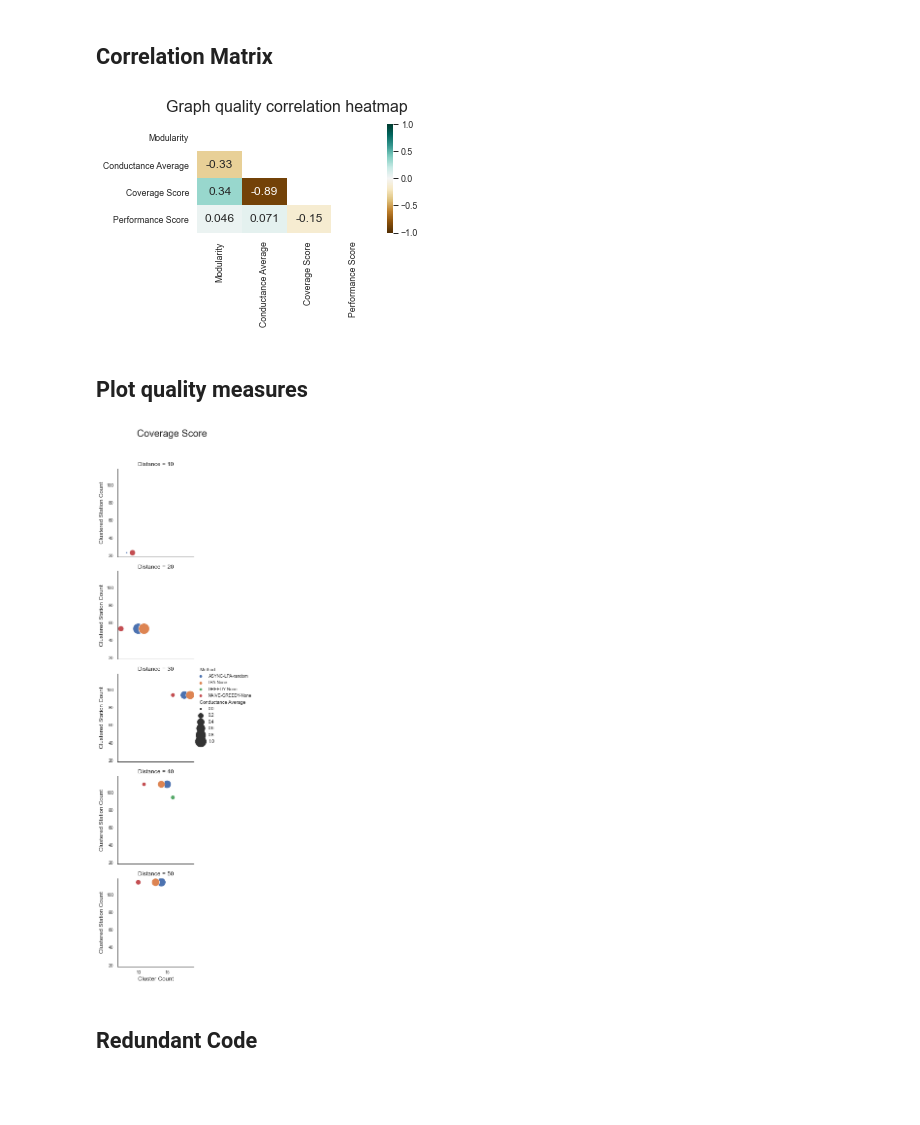
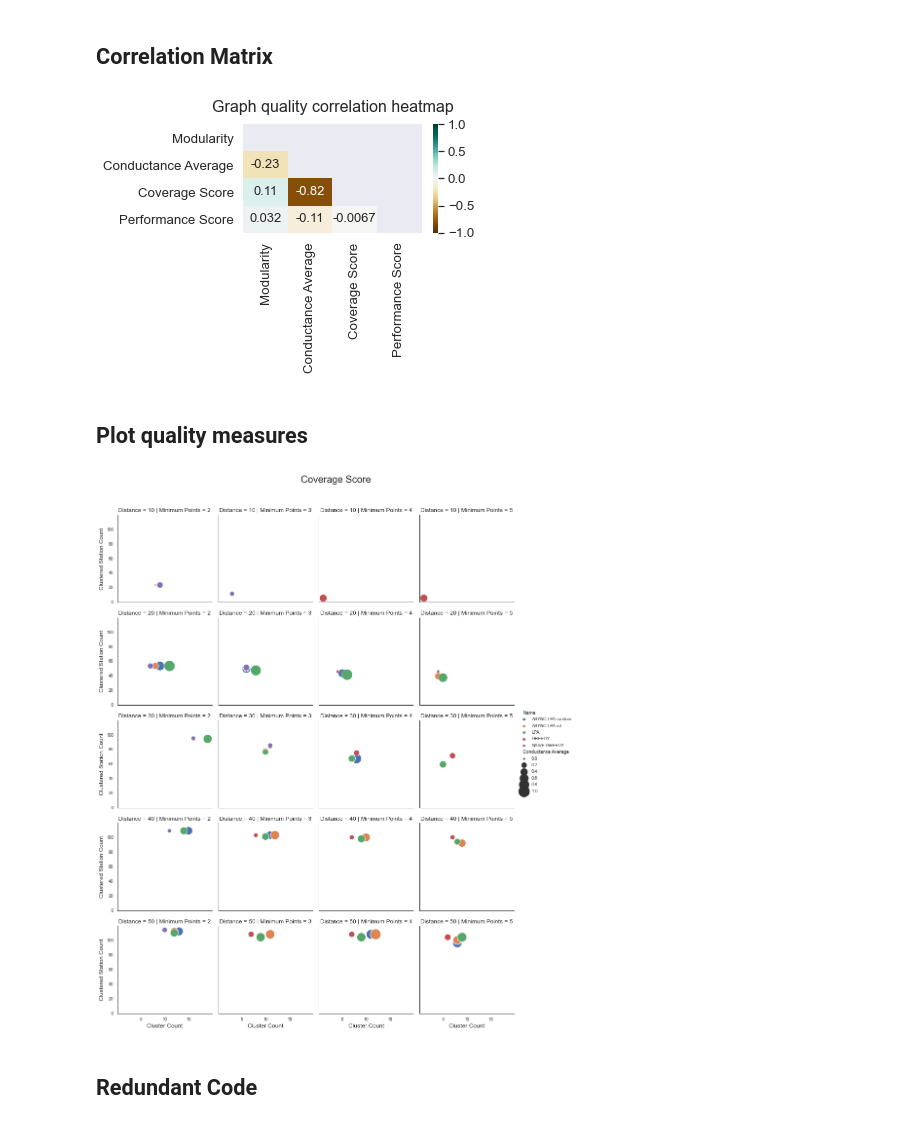
Before and after one commit to waidyanatha/quasar, a Jupyter notebook: results/1a_experiment_results_analysis.ipynb, the cells around one changed output. Cells and saved outputs as stored; diff of their text form; code cells hidden in the pictures; blank space fills up the shorter version.

```diff
--- a/results/1a_experiment_results_analysis.ipynb
+++ b/results/1a_experiment_results_analysis.ipynb
@@ -79,8 +80,10 @@ import matplotlib.pyplot as plt
 corr_plt_df = norm_df[lst_norm_cols]
 plt.figure(figsize=(4,2))
 mask = np.triu(np.ones_like(corr_plt_df.corr(), dtype=np.bool))
-heatmap = sns.heatmap(corr_plt_df.corr(), mask=mask,vmin=-1, vmax=1,annot=True,cmap='BrBG')
+
+sns.set(font_scale=1.2)
+heatmap = sns.heatmap(corr_plt_df.corr(), mask=mask,vmin=-1, vmax=1,annot=True,annot_kws={"size": 13},cmap='BrBG')
 heatmap.set_title('Cloud cluster quality correlation heatmap',fontdict={'fontsize':14}, pad=12)
-plt.savefig('./clound_cluster_quality_correlation_heatmap.png', bbox_inches='tight')
+plt.savefig('../images/outputs/cloud_cluster_quality_correlation_heatmap.png', bbox_inches='tight')
 plt.show()
 # %% [output]
@@ -98,18 +101,21 @@ import matplotlib.pyplot as plt
 plt.rcParams['figure.figsize']=(5,5)
 #fig, g = plt.subplots(2, 2, figsize=(15,2*5), dpi=100, sharex=True, sharey=True)
 sns.set_style("white")
-sns.set_context("paper", rc={"font.size":12, "axes.labelsize":12}, font_scale=1.0)
+sns.set_context("paper",
+                rc={"font.size":12, "axes.labelsize":12},
+                font_scale=1.0)
 g=sns.relplot(
     data=norm_df,
     row='Distance', col='Minimum Points',
     x="Cluster Count", y="Clustered Station Count",
-    hue="Method", size="Davies Bouldin score",
+    hue="Name", size="Davies Bouldin score",
     palette='deep', sizes=(10, 500),
     height=3.0
+    #facet_kws={'sharey': True, 'sharex': True} --- doesn't work
 )
 
 plt.suptitle('Davies Bouldin score',y=1.01, size=20)
 #g.fig.legend(markerscale=1.2)
-plt.savefig('./clound_cluster_Relational_Plot.png', bbox_inches='tight')
+plt.savefig('../images/outputs/cloud_cluster_relational_plot.png', bbox_inches='tight')
 plt.show()
 # %% [output]
@@ -119,10 +125,10 @@ plt.show()
 # %%
 import pandas as pd # data processing, CSV file I/O (e.g. pd.read_csv)
 
-graph_clust_df=pd.read_csv("./Experiment_Data_Graph_Cluster.csv")
+graph_clust_df=pd.read_csv("../results/Experiment_Data_Graph_Cluster.csv")
 #graph_clust_df.head()
 lst_drop_cols = ['Trial', 'Station Type', 'Station Quantity', 'Algorithm',
-               'Epsilon', 'Minimum Points', 'Metric', 'Fit_Predict']
+               'Epsilon', 'Metric', 'Fit_Predict']
 graph_clust_df = graph_clust_df.drop(lst_drop_cols,axis=1)
 graph_clust_df = graph_clust_df[~graph_clust_df["Modularity"].isin(['None'])]
 graph_clust_df = graph_clust_df[~graph_clust_df["Conductance Average"].isin(['None'])]
@@ -130,7 +136,9 @@ graph_clust_df = graph_clust_df[~graph_clust_df["Coverage Score"].isin(['None'])
 graph_clust_df = graph_clust_df[~graph_clust_df["Performance Score"].isin(['None'])]
 
 ''' append cluster name to method '''
-graph_clust_df['Method'] = graph_clust_df['Name']+'-'+graph_clust_df['Method']
+#graph_clust_df['Name'] = graph_clust_df['Name']+'-'+graph_clust_df['Method']
+#graph_clust_df.loc[graph_clust_df['Method'] == 'None','Name'] = graph_clust_df['Name']
+graph_clust_df.loc[graph_clust_df['Method'] != 'None','Name'] = graph_clust_df['Name']+'-'+graph_clust_df['Method']
 graph_clust_df.info()
 # %% [output]
 <class 'pandas.core.frame.DataFrame'>
@@ -181,42 +190,44 @@ import matplotlib.pyplot as plt
 corr_plt_df = norm_df[lst_norm_cols]
 plt.figure(figsize=(4,2))
 mask = np.triu(np.ones_like(corr_plt_df.corr(), dtype=np.bool))
-heatmap = sns.heatmap(corr_plt_df.corr(), mask=mask,vmin=-1, vmax=1,annot=True,cmap='BrBG')
+
+sns.set(font_scale=1.2)
+heatmap = sns.heatmap(corr_plt_df.corr(), mask=mask,vmin=-1, vmax=1,annot=True,annot_kws={"size": 13}, cmap='BrBG')
 heatmap.set_title('Graph quality correlation heatmap',fontdict={'fontsize':16}, pad=12)
-plt.savefig('./graph_cluster_quality_correlation_heatmap.png', bbox_inches='tight')
+plt.savefig('../images/outputs/graph_cluster_quality_correlation_heatmap.png', bbox_inches='tight')
 plt.show()
 # %% [output]
-[figure, old version]
+[figure, new version]
 # %% [markdown]
 ## Plot quality measures
 # %%
 import seaborn as sns
 import matplotlib.pyplot as plt
 %matplotlib inline
 
 #plot_qlty_msr_df=[norm_df['Method','Cluster Count','Clustered Station Count',
 #                          'Minimum Points','Distance','Davies Bouldin score']]
 #plt.figure(figsize=(5,5))
 plt.rcParams['figure.figsize']=(5,5)
 #fig, g = plt.subplots(2, 2, figsize=(15,2*5), dpi=100, sharex=True, sharey=True)
 sns.set_style("white")
 sns.set_context("paper", rc={"font.size":12, "axes.labelsize":12}, font_scale=1.0)
 g=sns.relplot(
     data=norm_df,
     row='Distance',
-    #col='Minimum Points',
+    col='Minimum Points',
     x="Cluster Count", y="Clustered Station Count",
-    hue="Method", size="Conductance Average",
+    hue="Name", size="Conductance Average",
     palette='deep', sizes=(10, 500),
     height=3.0
 )
 
 plt.suptitle('Coverage Score',y=1.05, size=20)
 #g.fig.legend(markerscale=1.2)
-plt.savefig('./graph_cluster_Relational_Plot.png', bbox_inches='tight')
+plt.savefig('../images/outputs/graph_cluster_Relational_Plot.png', bbox_inches='tight')
 plt.show()
 # %% [output]
-[figure, old version]
+[figure, new version]
 # %% [markdown]
 ## Redundant Code
 # %%
```
Also changed, not shown: parts of 4 cells of this notebook, 5 other files.
